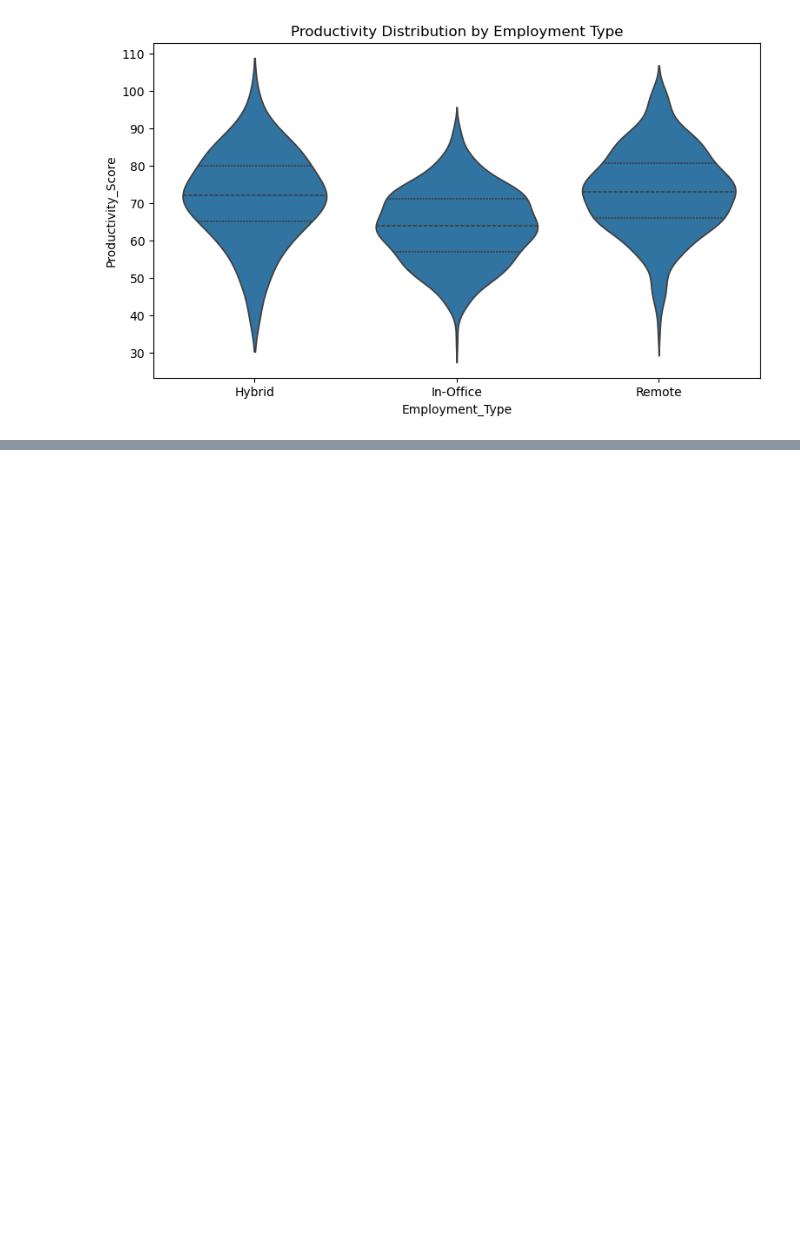
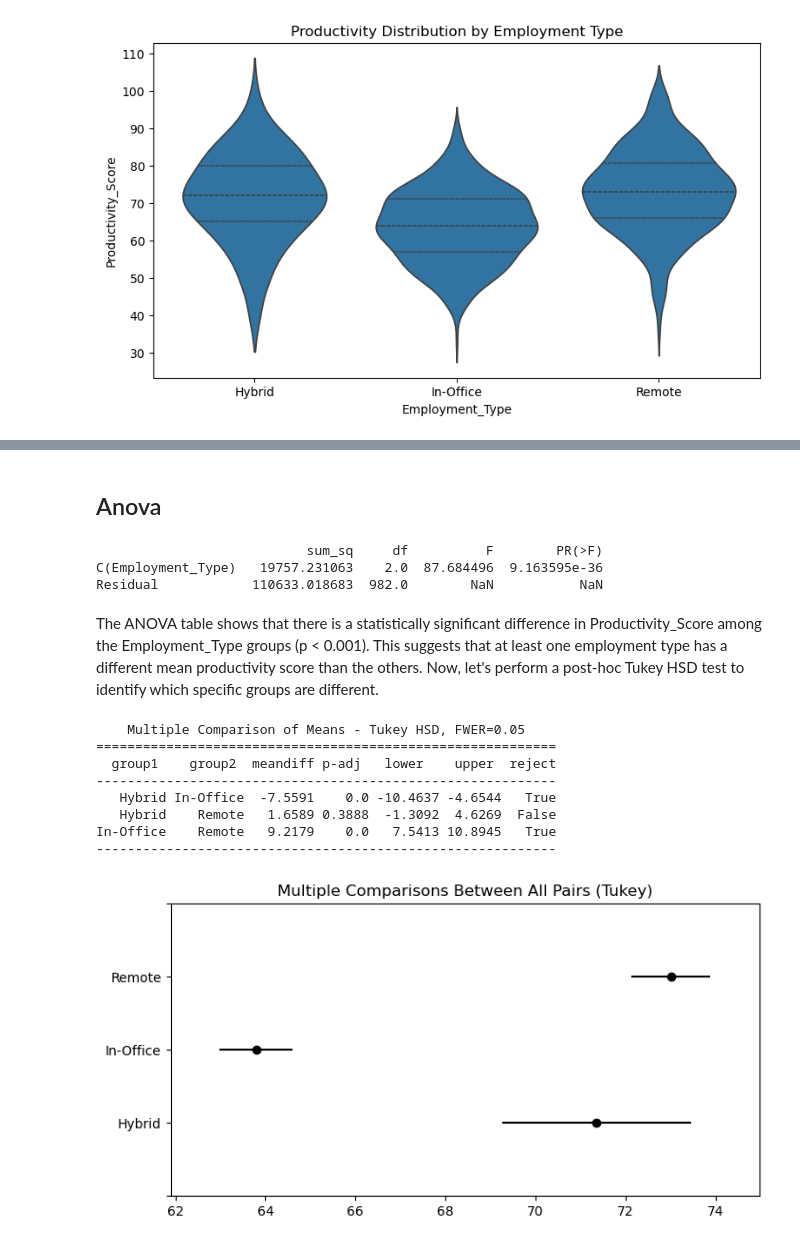
Before and after one commit to Mehar-shan/Analyzing-Remote-Work-Productivity-using-t-Test-and-ANOVA, a Jupyter notebook: file-02.ipynb, the cells around one changed output, grey strips where cells are left out. Cells and saved outputs as stored; diff of their text form; code cells hidden in the pictures; blank space fills up the shorter version.

```diff
--- a/file-02.ipynb
+++ b/file-02.ipynb
@@ -154,0 +285,28 @@ plt.show()
+# %% [markdown]
+## Anova
+# %%
+model = smf.ols('Productivity_Score ~ C(Employment_Type)', data=df).fit()
+anova_table = sm.stats.anova_lm(model, typ=2)
+print(anova_table)
+# %% [output]
+                           sum_sq     df          F        PR(>F)
+C(Employment_Type)   19757.231063    2.0  87.684496  9.163595e-36
+Residual            110633.018683  982.0        NaN           NaN
+# %% [markdown]
+The ANOVA table shows that there is a statistically significant difference in Productivity_Score among the Employment_Type groups (p < 0.001). This suggests that at least one employment type has a different mean productivity score than the others. Now, let's perform a post-hoc Tukey HSD test to identify which specific groups are different.
+# %%
+tukey_result = pairwise_tukeyhsd(endog=df['Productivity_Score'], groups=df['Employment_Type'], alpha=0.05)
+print(tukey_result)
+
+tukey_result.plot_simultaneous(figsize=(8,4))
+plt.show()
+# %% [output]
+    Multiple Comparison of Means - Tukey HSD, FWER=0.05
+===========================================================
+  group1    group2  meandiff p-adj   lower    upper  reject
+-----------------------------------------------------------
+   Hybrid In-Office  -7.5591    0.0 -10.4637 -4.6544   True
+   Hybrid    Remote   1.6589 0.3888  -1.3092  4.6269  False
+In-Office    Remote   9.2179    0.0   7.5413 10.8945   True
+-----------------------------------------------------------
+[figure, added]
```
Also changed, not shown: parts of 15 cells of this notebook.
